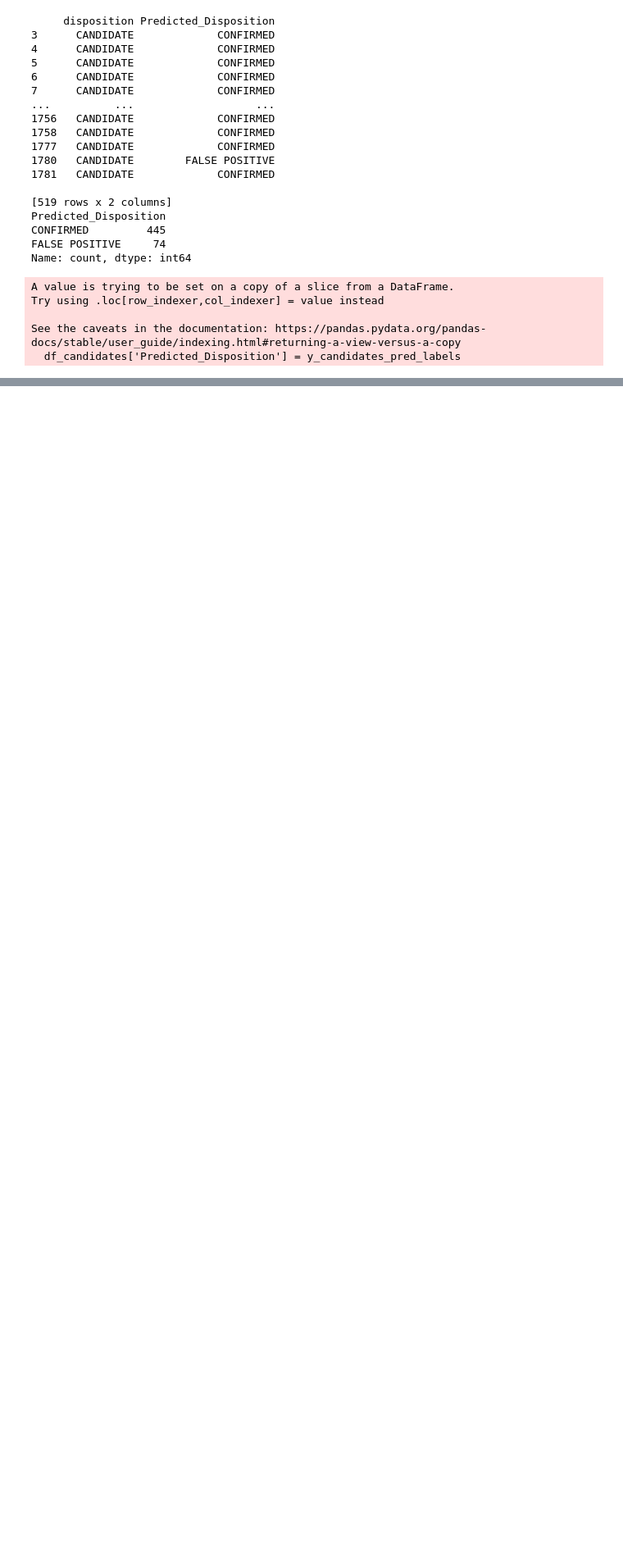
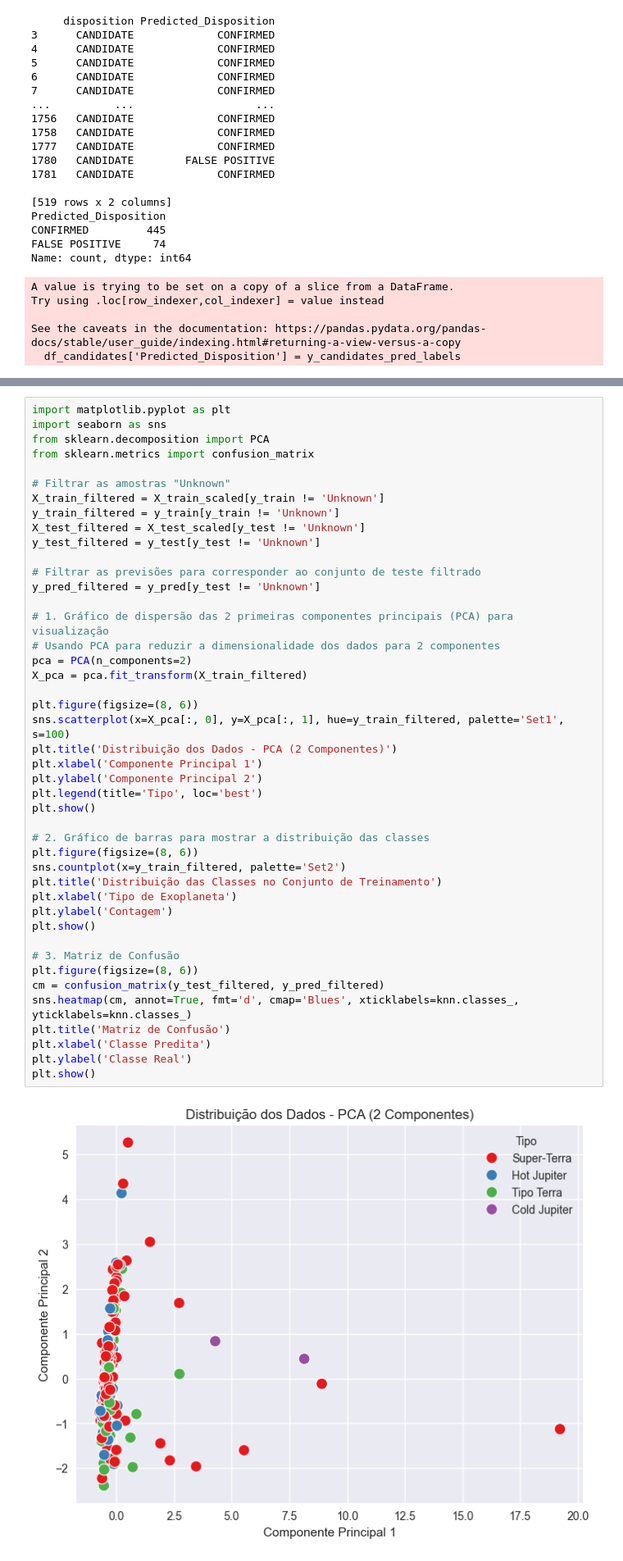
Before and after one commit to albertoseleto/exoplanets-classifier, a Jupyter notebook: thesis.ipynb, the cells around one changed output, grey strips where cells are left out. Shown at 82% size. Drawn from its saved outputs; the diff is of its cells as text; blank space fills up the shorter version.

```diff
--- a/thesis.ipynb
+++ b/thesis.ipynb
@@ -1361,0 +1462,46 @@ See the caveats in the documentation: https://pandas.pydata.org/pandas-docs/stab
+# %%
+import matplotlib.pyplot as plt
+import seaborn as sns
+from sklearn.decomposition import PCA
+from sklearn.metrics import confusion_matrix
+
+# Filtrar as amostras "Unknown"
+X_train_filtered = X_train_scaled[y_train != 'Unknown']
+y_train_filtered = y_train[y_train != 'Unknown']
+X_test_filtered = X_test_scaled[y_test != 'Unknown']
+y_test_filtered = y_test[y_test != 'Unknown']
+
+# Filtrar as previsões para corresponder ao conjunto de teste filtrado
+y_pred_filtered = y_pred[y_test != 'Unknown']
+
+# 1. Gráfico de dispersão das 2 primeiras componentes principais (PCA) para visualização
+# Usando PCA para reduzir a dimensionalidade dos dados para 2 componentes
+pca = PCA(n_components=2)
+X_pca = pca.fit_transform(X_train_filtered)
+
+plt.figure(figsize=(8, 6))
+sns.scatterplot(x=X_pca[:, 0], y=X_pca[:, 1], hue=y_train_filtered, palette='Set1', s=100)
+plt.title('Distribuição dos Dados - PCA (2 Componentes)')
+plt.xlabel('Componente Principal 1')
+plt.ylabel('Componente Principal 2')
+plt.legend(title='Tipo', loc='best')
+plt.show()
+
+# 2. Gráfico de barras para mostrar a distribuição das classes
+plt.figure(figsize=(8, 6))
+sns.countplot(x=y_train_filtered, palette='Set2')
+plt.title('Distribuição das Classes no Conjunto de Treinamento')
+plt.xlabel('Tipo de Exoplaneta')
+plt.ylabel('Contagem')
+plt.show()
+
+# 3. Matriz de Confusão
+plt.figure(figsize=(8, 6))
+cm = confusion_matrix(y_test_filtered, y_pred_filtered)
+sns.heatmap(cm, annot=True, fmt='d', cmap='Blues', xticklabels=knn.classes_, yticklabels=knn.classes_)
+plt.title('Matriz de Confusão')
+plt.xlabel('Classe Predita')
+plt.ylabel('Classe Real')
+plt.show()
+# %% [output]
+[figure, added]
```
Also changed, not shown: parts of 8 cells of this notebook.
